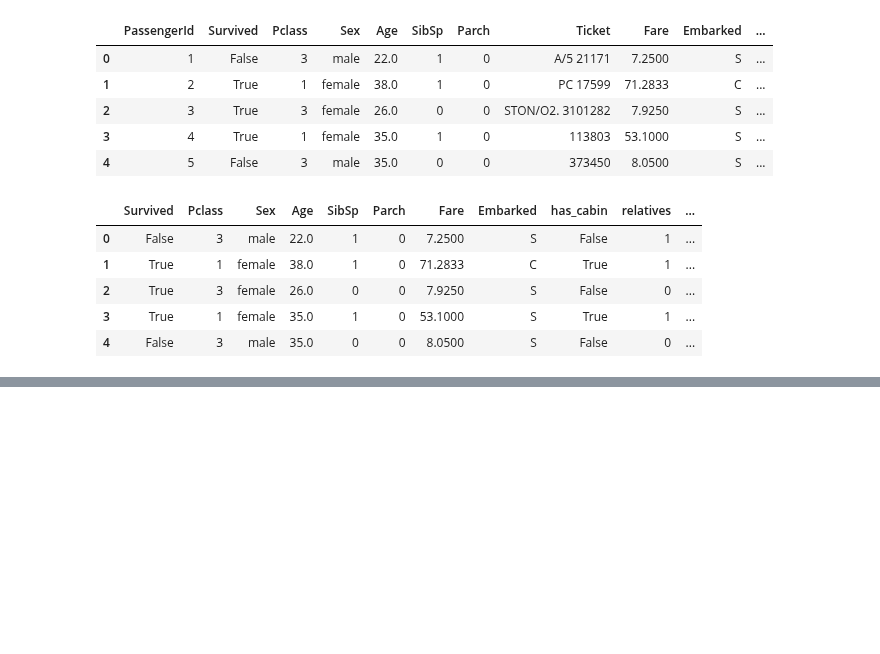
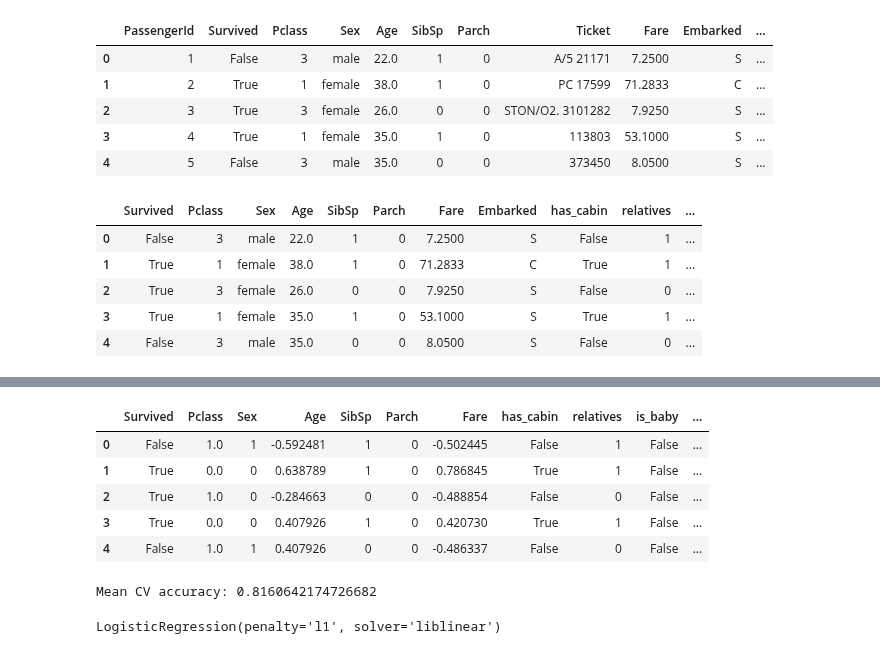
Before and after one commit to LoneCoder21/Kaggle-Notebooks, a Jupyter notebook: Classification/Titanic/titanic.ipynb, the cells around one changed output, grey strips where cells are left out. Drawn from its saved outputs; the diff is of its cells as text; code cells hidden in the pictures; blank space fills up the shorter version.

```diff
--- a/Classification/Titanic/titanic.ipynb
+++ b/Classification/Titanic/titanic.ipynb
@@ -243,0 +263,19 @@ data.head()
+# %%
+def scale(data):
+    mimxscaler = MinMaxScaler()
+    stdscaler = StandardScaler()
+
+    data[['Pclass']] = mimxscaler.fit_transform(data[['Pclass']])
+    data[['Age', 'Fare']] = stdscaler.fit_transform(data[['Age', 'Fare']])
+
+    return data
+
+data = scale(data)
+data.head()
+# %% [output]
+|  | Survived | Pclass | Sex | Age | SibSp | Parch | Fare | has_cabin | relatives | is_baby | ... |
+| 0 | False | 1.0 | 1 | -0.592481 | 1 | 0 | -0.502445 | False | 1 | False | ... |
+| 1 | True | 0.0 | 0 | 0.638789 | 1 | 0 | 0.786845 | True | 1 | False | ... |
+| 2 | True | 1.0 | 0 | -0.284663 | 0 | 0 | -0.488854 | False | 0 | False | ... |
+| 3 | True | 0.0 | 0 | 0.407926 | 1 | 0 | 0.420730 | True | 1 | False | ... |
+| 4 | False | 1.0 | 1 | 0.407926 | 0 | 0 | -0.486337 | False | 0 | False | ... |
@@ -243,0 +287,10 @@ data.head()
+# %%
+model = LogisticRegression(solver='liblinear',penalty='l1')
+scores = cross_val_score(model, X_train, y_train, cv=5) # 5 fold cross-validation
+print("Mean CV accuracy:", scores.mean())
+# %% [output]
+Mean CV accuracy: 0.8160642174726682
+# %%
+model.fit(X_train, y_train) # now fit the entire training set
+# %% [output]
+LogisticRegression(penalty='l1', solver='liblinear')
```
Also changed, not shown: parts of 4 cells of this notebook.
